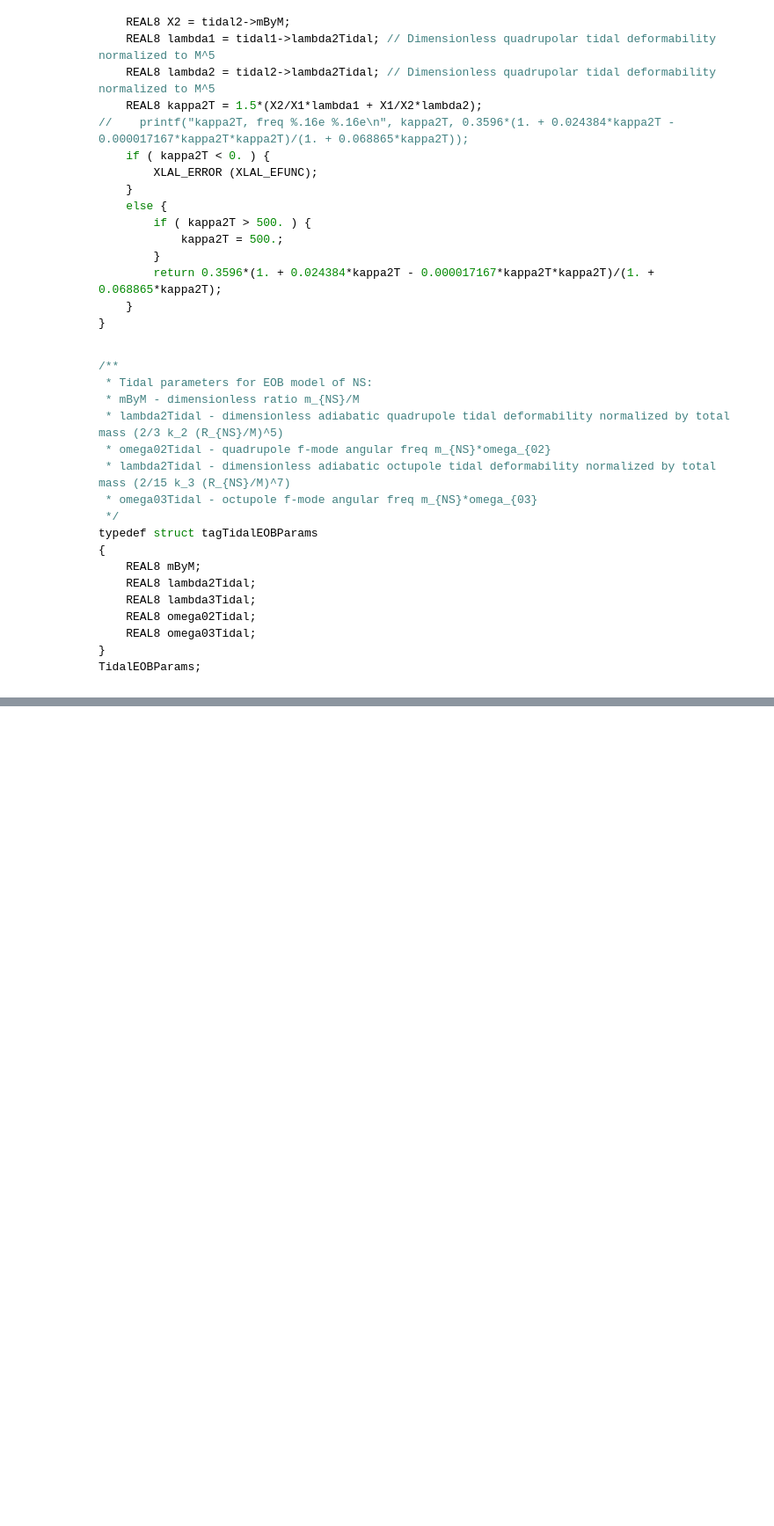
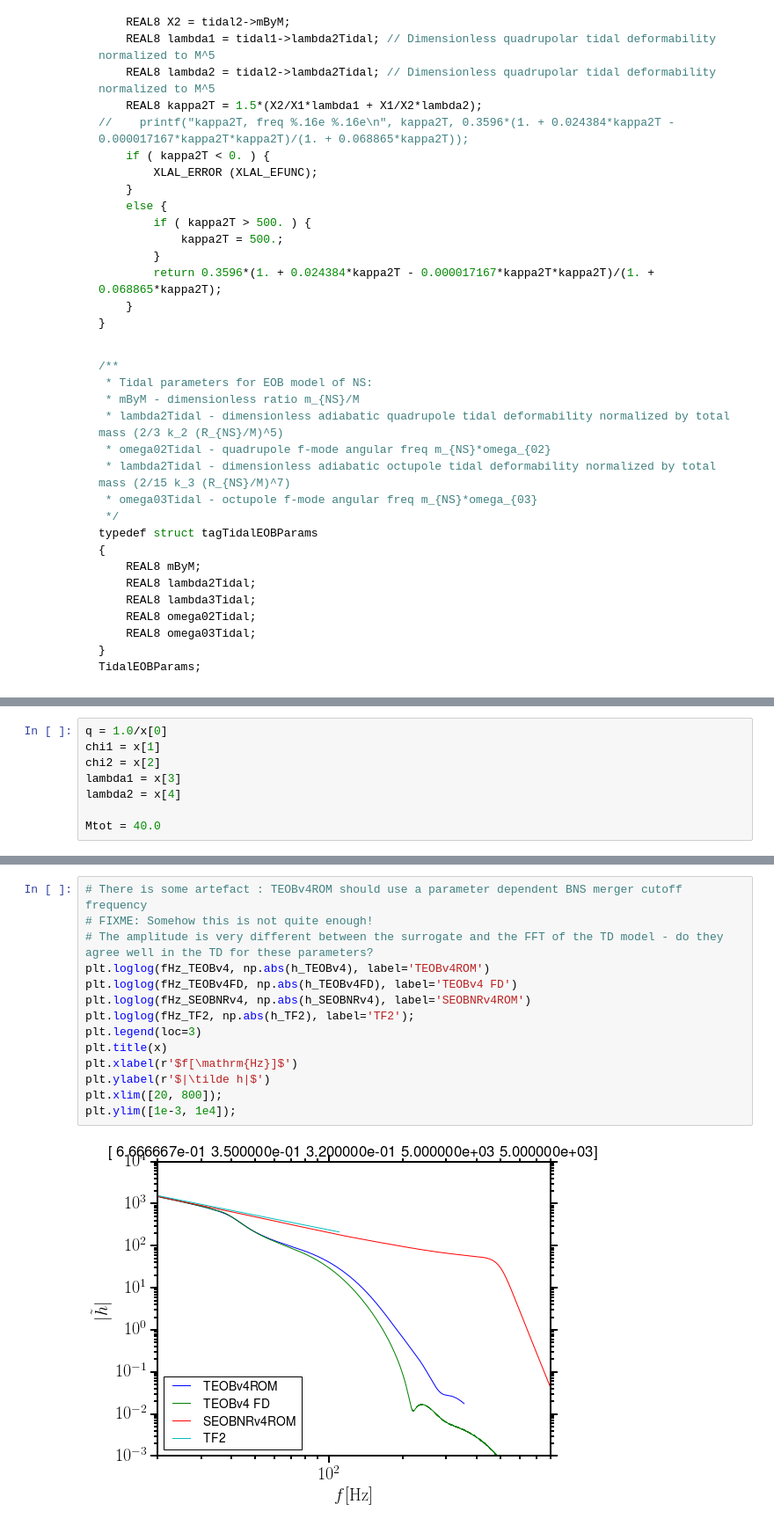
Before and after one commit to benjaminlackey/gpsurrogate, a Jupyter notebook: src/TEOB-LAL-implementation/LalsuiteSurrogate_MP.ipynb, the cells around one changed output, grey strips where cells are left out. Shown at 88% size. Saved outputs shown, nothing was run; the diff lists cells and outputs as text; blank space fills up the shorter version.

```diff
--- a/src/TEOB-LAL-implementation/LalsuiteSurrogate_MP.ipynb
+++ b/src/TEOB-LAL-implementation/LalsuiteSurrogate_MP.ipynb
@@ -1684,0 +1690,8 @@ TidalEOBParams;
+# %%
+q = 1.0/x[0]
+chi1 = x[1]
+chi2 = x[2]
+lambda1 = x[3]
+lambda2 = x[4]
+
+Mtot = 40.0
@@ -1684,0 +1788,16 @@ TidalEOBParams;
+# %%
+# There is some artefact : TEOBv4ROM should use a parameter dependent BNS merger cutoff frequency
+# FIXME: Somehow this is not quite enough!
+# The amplitude is very different between the surrogate and the FFT of the TD model - do they agree well in the TD for these parameters?
+plt.loglog(fHz_TEOBv4, np.abs(h_TEOBv4), label='TEOBv4ROM')
+plt.loglog(fHz_TEOBv4FD, np.abs(h_TEOBv4FD), label='TEOBv4 FD')
+plt.loglog(fHz_SEOBNRv4, np.abs(h_SEOBNRv4), label='SEOBNRv4ROM')
+plt.loglog(fHz_TF2, np.abs(h_TF2), label='TF2');
+plt.legend(loc=3)
+plt.title(x)
+plt.xlabel(r'$f[\mathrm{Hz}]$')
+plt.ylabel(r'$|\tilde h|$')
+plt.xlim([20, 800]);
+plt.ylim([1e-3, 1e4]);
+# %% [output]
+[figure, added]
```
Also changed, not shown: parts of 28 cells of this notebook, 1 other file.
